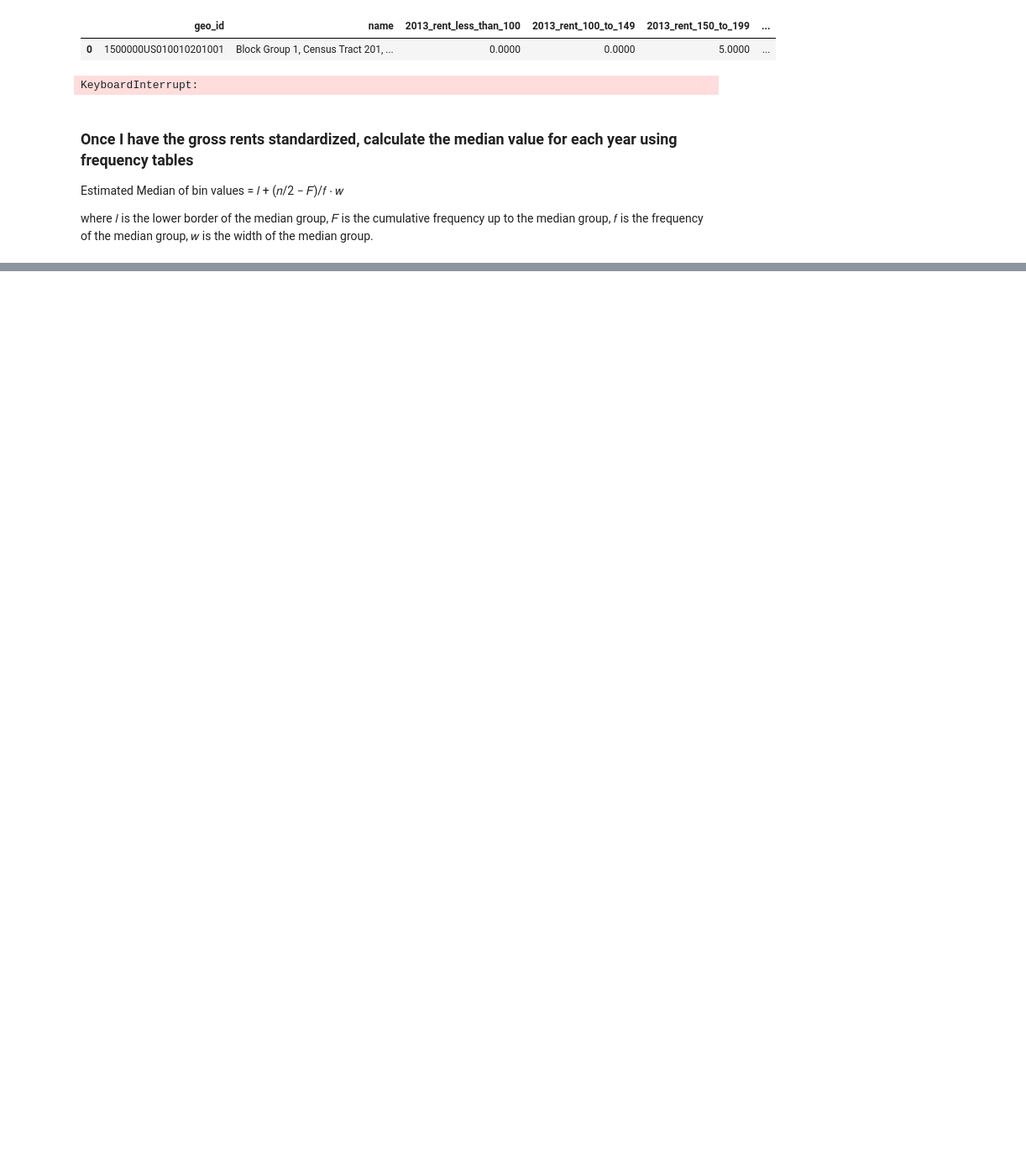
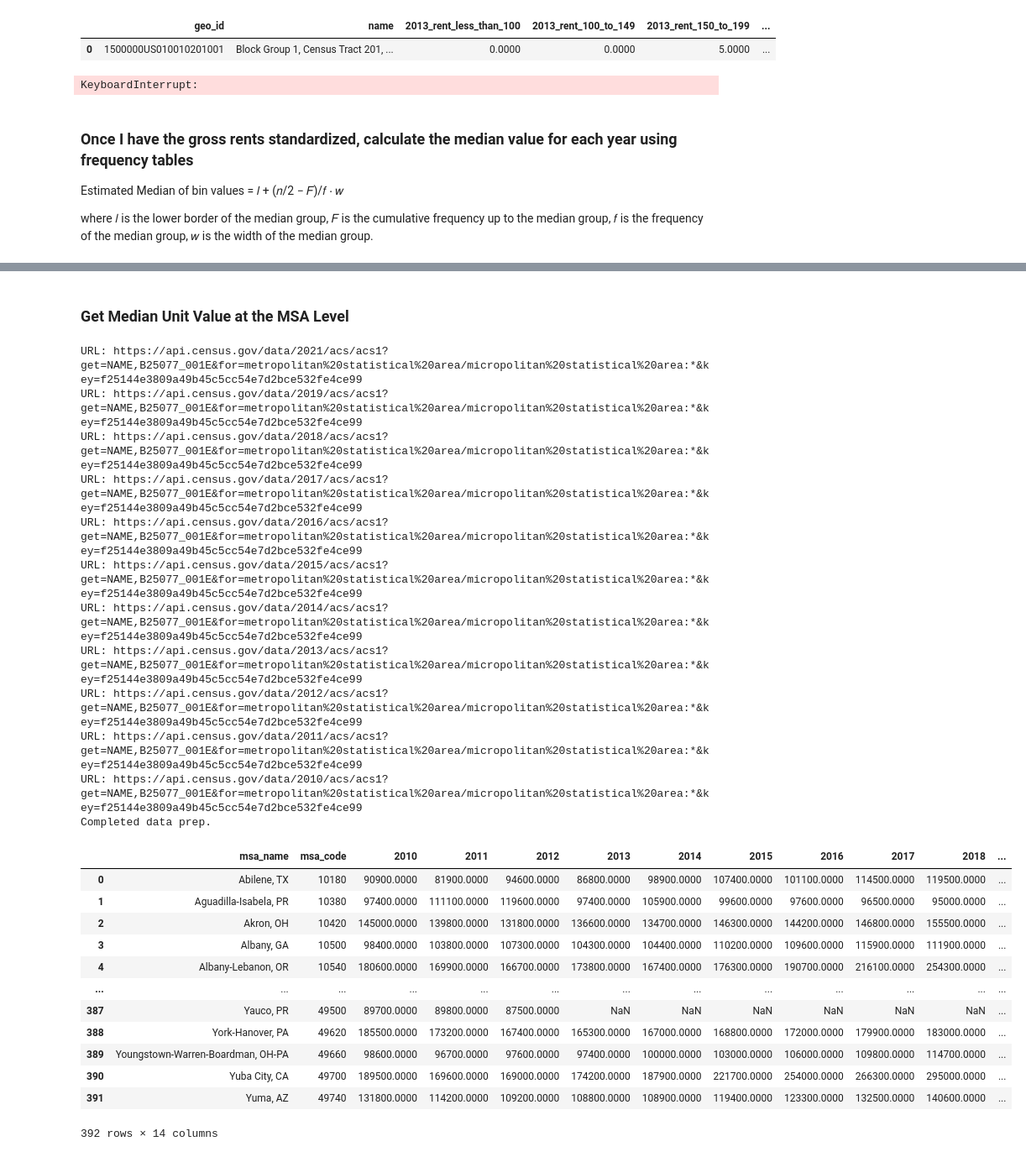
Before and after one commit to AustinJamesWolff/housing_supply_and_demand, a Jupyter notebook: census_api.ipynb, the cells around one changed output, grey strips where cells are left out. Shown at 84% size. Drawn from its saved outputs; the diff is of its cells as text; code cells hidden in the pictures; blank space fills up the shorter version.

```diff
--- a/census_api.ipynb
+++ b/census_api.ipynb
@@ -1739,0 +1215,36 @@ URL: https://api.census.gov/data/2018/acs/acs1?get=NAME,B25058_001E&for=metropol
+# %% [markdown]
+### Get Median Unit Value at the MSA Level
+# %%
+# Run the API download function
+median_price_msa = download_and_format_msa_census_data(
+    census_code="B25077_001E",
+    census_code_meaning="median_price_msa",
+    end_year=end_year
+)
+median_price_msa
+# %% [output]
+URL: https://api.census.gov/data/2021/acs/acs1?get=NAME,B25077_001E&for=metropolitan%20statistical%20area/micropolitan%20statistical%20area:*&key=f25144e3809a49b45c5cc54e7d2bce532fe4ce99
+URL: https://api.census.gov/data/2019/acs/acs1?get=NAME,B25077_001E&for=metropolitan%20statistical%20area/micropolitan%20statistical%20area:*&key=f25144e3809a49b45c5cc54e7d2bce532fe4ce99
+URL: https://api.census.gov/data/2018/acs/acs1?get=NAME,B25077_001E&for=metropolitan%20statistical%20area/micropolitan%20statistical%20area:*&key=f25144e3809a49b45c5cc54e7d2bce532fe4ce99
+URL: https://api.census.gov/data/2017/acs/acs1?get=NAME,B25077_001E&for=metropolitan%20statistical%20area/micropolitan%20statistical%20area:*&key=f25144e3809a49b45c5cc54e7d2bce532fe4ce99
+URL: https://api.census.gov/data/2016/acs/acs1?get=NAME,B25077_001E&for=metropolitan%20statistical%20area/micropolitan%20statistical%20area:*&key=f25144e3809a49b45c5cc54e7d2bce532fe4ce99
+URL: https://api.census.gov/data/2015/acs/acs1?get=NAME,B25077_001E&for=metropolitan%20statistical%20area/micropolitan%20statistical%20area:*&key=f25144e3809a49b45c5cc54e7d2bce532fe4ce99
+URL: https://api.census.gov/data/2014/acs/acs1?get=NAME,B25077_001E&for=metropolitan%20statistical%20area/micropolitan%20statistical%20area:*&key=f25144e3809a49b45c5cc54e7d2bce532fe4ce99
+URL: https://api.census.gov/data/2013/acs/acs1?get=NAME,B25077_001E&for=metropolitan%20statistical%20area/micropolitan%20statistical%20area:*&key=f25144e3809a49b45c5cc54e7d2bce532fe4ce99
+URL: https://api.census.gov/data/2012/acs/acs1?get=NAME,B25077_001E&for=metropolitan%20statistical%20area/micropolitan%20statistical%20area:*&key=f25144e3809a49b45c5cc54e7d2bce532fe4ce99
+URL: https://api.census.gov/data/2011/acs/acs1?get=NAME,B25077_001E&for=metropolitan%20statistical%20area/micropolitan%20statistical%20area:*&key=f25144e3809a49b45c5cc54e7d2bce532fe4ce99
+URL: https://api.census.gov/data/2010/acs/acs1?get=NAME,B25077_001E&for=metropolitan%20statistical%20area/micropolitan%20statistical%20area:*&key=f25144e3809a49b45c5cc54e7d2bce532fe4ce99
+Completed data prep.
+|  | msa_name | msa_code | 2010 | 2011 | 2012 | 2013 | 2014 | 2015 | 2016 | 2017 | 2018 | ... |
+| 0 | Abilene, TX | 10180 | 90900.0000 | 81900.0000 | 94600.0000 | 86800.0000 | 98900.0000 | 107400.0000 | 101100.0000 | 114500.0000 | 119500.0000 | ... |
+| 1 | Aguadilla-Isabela, PR | 10380 | 97400.0000 | 111100.0000 | 119600.0000 | 97400.0000 | 105900.0000 | 99600.0000 | 97600.0000 | 96500.0000 | 95000.0000 | ... |
+| 2 | Akron, OH | 10420 | 145000.0000 | 139800.0000 | 131800.0000 | 136600.0000 | 134700.0000 | 146300.0000 | 144200.0000 | 146800.0000 | 155500.0000 | ... |
+| 3 | Albany, GA | 10500 | 98400.0000 | 103800.0000 | 107300.0000 | 104300.0000 | 104400.0000 | 110200.0000 | 109600.0000 | 115900.0000 | 111900.0000 | ... |
+| 4 | Albany-Lebanon, OR | 10540 | 180600.0000 | 169900.0000 | 166700.0000 | 173800.0000 | 167400.0000 | 176300.0000 | 190700.0000 | 216100.0000 | 254300.0000 | ... |
+| ... | ... | ... | ... | ... | ... | ... | ... | ... | ... | ... | ... | ... |
+| 387 | Yauco, PR | 49500 | 89700.0000 | 89800.0000 | 87500.0000 | NaN | NaN | NaN | NaN | NaN | NaN | ... |
+| 388 | York-Hanover, PA | 49620 | 185500.0000 | 173200.0000 | 167400.0000 | 165300.0000 | 167000.0000 | 168800.0000 | 172000.0000 | 179900.0000 | 183000.0000 | ... |
+| 389 | Youngstown-Warren-Boardman, OH-PA | 49660 | 98600.0000 | 96700.0000 | 97600.0000 | 97400.0000 | 100000.0000 | 103000.0000 | 106000.0000 | 109800.0000 | 114700.0000 | ... |
+| 390 | Yuba City, CA | 49700 | 189500.0000 | 169600.0000 | 169000.0000 | 174200.0000 | 187900.0000 | 221700.0000 | 254000.0000 | 266300.0000 | 295000.0000 | ... |
+| 391 | Yuma, AZ | 49740 | 131800.0000 | 114200.0000 | 109200.0000 | 108800.0000 | 108900.0000 | 119400.0000 | 123300.0000 | 132500.0000 | 140600.0000 | ... |
+392 rows × 14 columns
```
Also changed, not shown: parts of 25 cells of this notebook, 5 other files.
